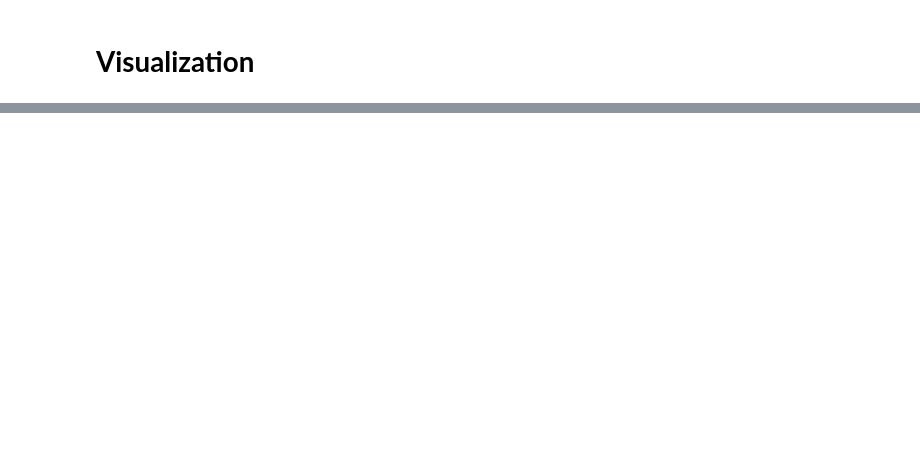
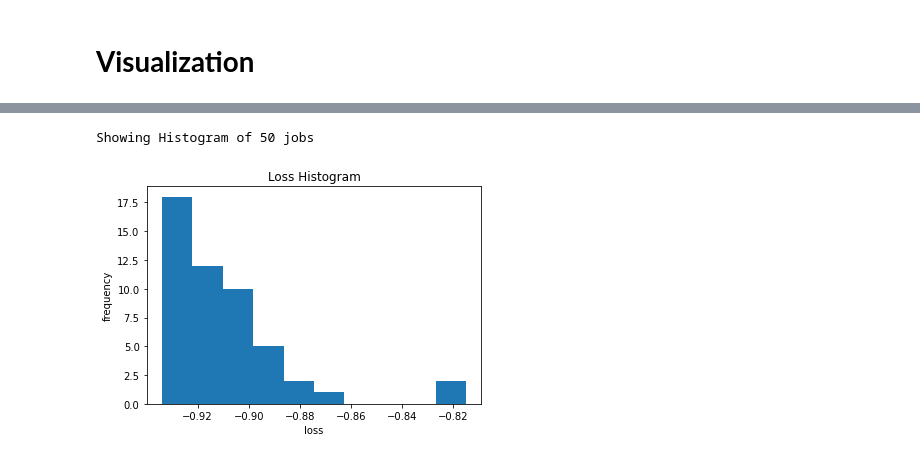
Before and after one commit to marcinwolter/DeepLearning_2020, a Jupyter notebook: mnist_mlp_minimal_hyperopt.ipynb, the cells around one changed output, grey strips where cells are left out. Saved outputs shown, nothing was run; the diff lists cells and outputs as text; code cells hidden in the pictures; blank space fills up the shorter version.

```diff
--- a/mnist_mlp_minimal_hyperopt.ipynb
+++ b/mnist_mlp_minimal_hyperopt.ipynb
@@ -148,0 +138,5 @@ best accuracy:  0.9300000071525574
+# %%
+plotting.main_plot_histogram(trials)
+# %% [output]
+Showing Histogram of 50 jobs
+[figure, added]
```
Also changed, not shown: parts of 13 cells of this notebook.
